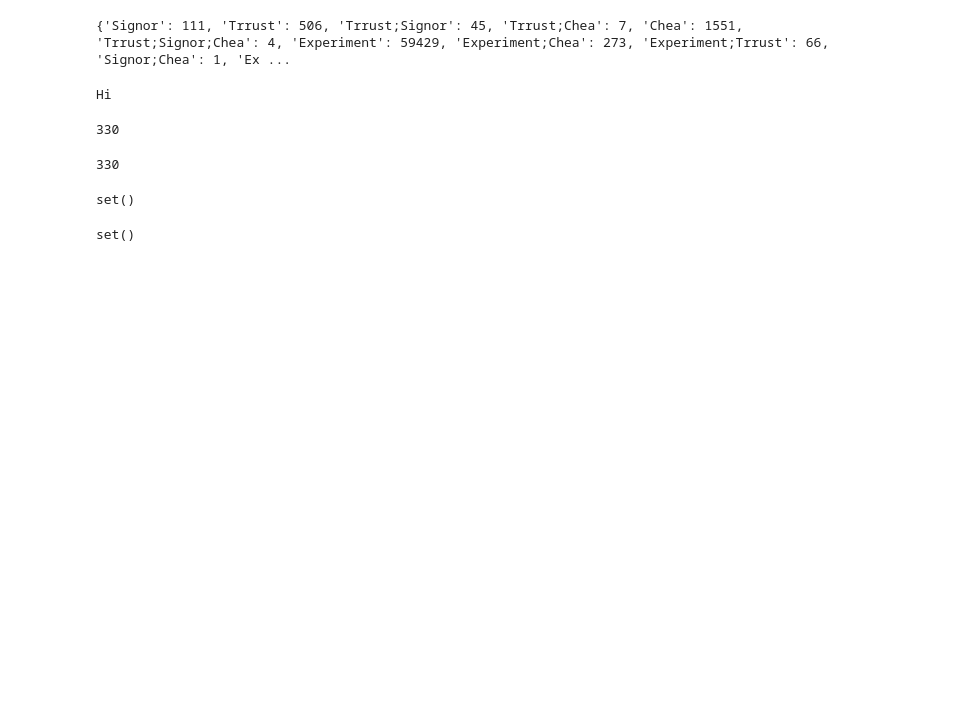
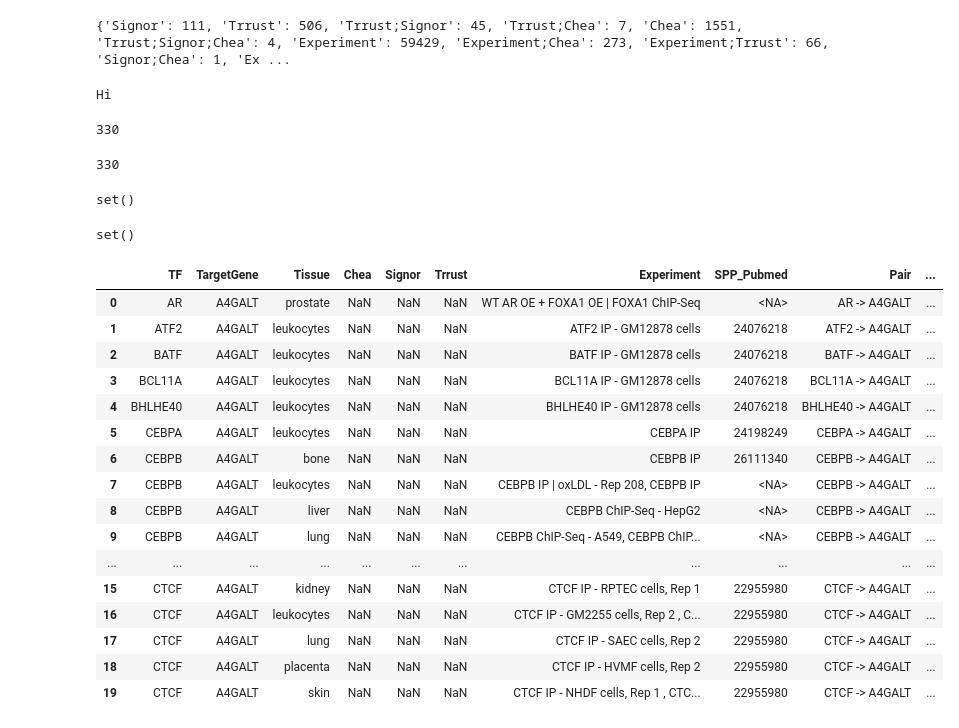
Before and after one commit to Aishwary13/LiMeNEx_Network, a Jupyter notebook: src/utils/validation.ipynb, the cells around one changed output. Saved outputs shown, nothing was run; the diff lists cells and outputs as text; code cells hidden in the pictures; blank space fills up the shorter version.

```diff
--- a/src/utils/validation.ipynb
+++ b/src/utils/validation.ipynb
@@ -417,3 +417,49 @@ set()
 set(enzymaticGene2) - set(enzymaticGene1)
 # %% [output]
 set()
+# %%
+import pandas as pd
+
+df = pd.read_csv("D:/Raylab/LiMeNEx_Network/src/sbmlData/final_tf_targetgene_tissue_groups_FINAL.csv")
+
+def ps_confidence(ps_freq):
+    if ps_freq <= 3:
+        return 'low'
+    elif ps_freq <= 6:
+        return 'medium'
+    else:
+        return 'high'
+
+def tissue_confidence(tissue_freq):
+    if tissue_freq <= 3:
+        return 'low'
+    elif tissue_freq <= 7:
+        return 'medium'
+    else:
+        return 'high'
+
+df["PS_Confidence"] = df["PS_frequency"].apply(ps_confidence)
+df["Tissue_Confidence"] = df["Tissue_frequency"].apply(tissue_confidence)
+
+# df.to_csv("output_file.csv", index=False)
+df["SPP_Pubmed"] = pd.to_numeric(df["SPP_Pubmed"], errors="coerce").astype("Int64")
+# %%
+df[:20]
+# %% [output]
+|  | TF | TargetGene | Tissue | Chea | Signor | Trrust | Experiment | SPP_Pubmed | Pair | ... |
+| 0 | AR | A4GALT | prostate | NaN | NaN | NaN | WT AR OE + FOXA1 OE | FOXA1 ChIP-Seq | <NA> | AR -> A4GALT | ... |
+| 1 | ATF2 | A4GALT | leukocytes | NaN | NaN | NaN | ATF2 IP - GM12878 cells | 24076218 | ATF2 -> A4GALT | ... |
+| 2 | BATF | A4GALT | leukocytes | NaN | NaN | NaN | BATF IP - GM12878 cells | 24076218 | BATF -> A4GALT | ... |
+| 3 | BCL11A | A4GALT | leukocytes | NaN | NaN | NaN | BCL11A IP - GM12878 cells | 24076218 | BCL11A -> A4GALT | ... |
+| 4 | BHLHE40 | A4GALT | leukocytes | NaN | NaN | NaN | BHLHE40 IP - GM12878 cells | 24076218 | BHLHE40 -> A4GALT | ... |
+| 5 | CEBPA | A4GALT | leukocytes | NaN | NaN | NaN | CEBPA IP | 24198249 | CEBPA -> A4GALT | ... |
+| 6 | CEBPB | A4GALT | bone | NaN | NaN | NaN | CEBPB IP | 26111340 | CEBPB -> A4GALT | ... |
+| 7 | CEBPB | A4GALT | leukocytes | NaN | NaN | NaN | CEBPB IP | oxLDL - Rep 208, CEBPB IP | <NA> | CEBPB -> A4GALT | ... |
+| 8 | CEBPB | A4GALT | liver | NaN | NaN | NaN | CEBPB ChIP-Seq - HepG2 | <NA> | CEBPB -> A4GALT | ... |
+| 9 | CEBPB | A4GALT | lung | NaN | NaN | NaN | CEBPB ChIP-Seq - A549, CEBPB ChIP... | <NA> | CEBPB -> A4GALT | ... |
+| ... | ... | ... | ... | ... | ... | ... | ... | ... | ... | ... |
+| 15 | CTCF | A4GALT | kidney | NaN | NaN | NaN | CTCF IP - RPTEC cells, Rep 1 | 22955980 | CTCF -> A4GALT | ... |
+| 16 | CTCF | A4GALT | leukocytes | NaN | NaN | NaN | CTCF IP - GM2255 cells, Rep 2 , C... | 22955980 | CTCF -> A4GALT | ... |
+| 17 | CTCF | A4GALT | lung | NaN | NaN | NaN | CTCF IP - SAEC cells, Rep 2 | 22955980 | CTCF -> A4GALT | ... |
+| 18 | CTCF | A4GALT | placenta | NaN | NaN | NaN | CTCF IP - HVMF cells, Rep 2 | 22955980 | CTCF -> A4GALT | ... |
+| 19 | CTCF | A4GALT | skin | NaN | NaN | NaN | CTCF IP - NHDF cells, Rep 1 , CTC... | 22955980 | CTCF -> A4GALT | ... |
```
Also changed, not shown: parts of 2 cells of this notebook, 4 other files.
